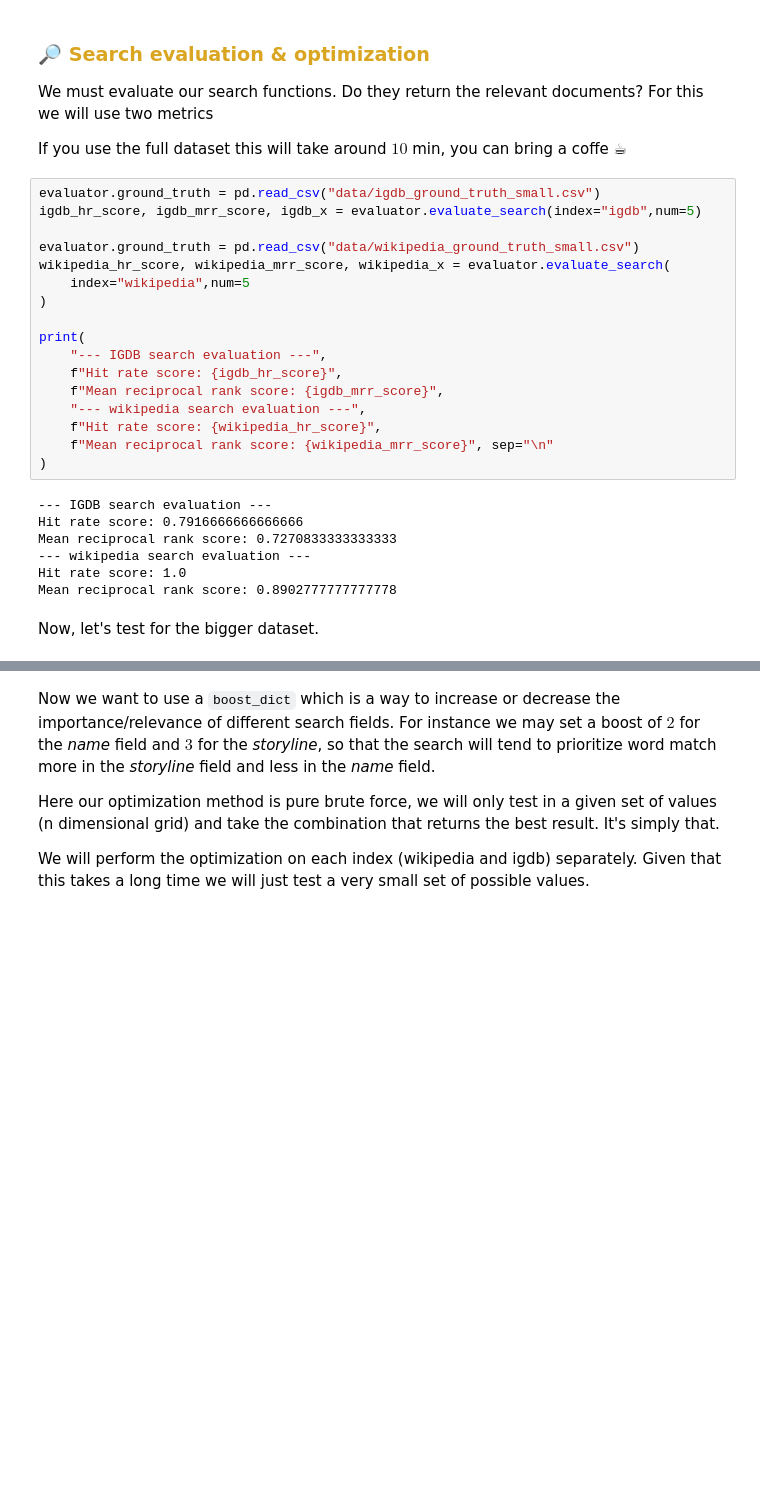
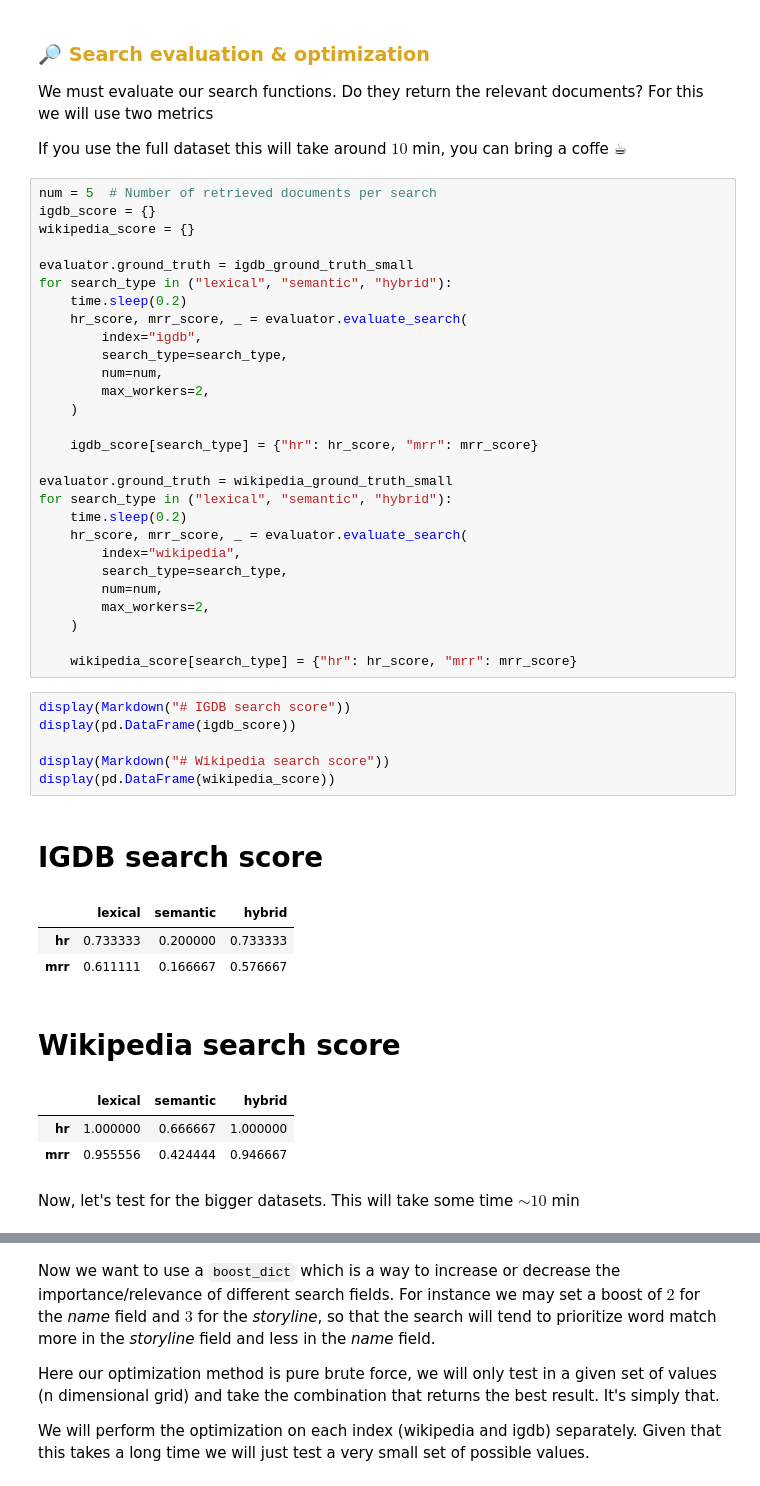
Before and after one commit to pedro-cardoso16/video-game-knowledge-assistant, a Jupyter notebook: main.ipynb, the cells around one changed output, grey strips where cells are left out. Drawn from its saved outputs; the diff is of its cells as text; blank space fills up the shorter version.

```diff
--- a/main.ipynb
+++ b/main.ipynb
@@ -140,28 +154,47 @@ For this we will use two metrics
 
 If you use the full dataset this will take around $10$ min, you can bring a coffe ☕
 # %%
-evaluator.ground_truth = pd.read_csv("data/igdb_ground_truth_small.csv")
-igdb_hr_score, igdb_mrr_score, igdb_x = evaluator.evaluate_search(index="igdb",num=5)
+num = 5  # Number of retrieved documents per search
+igdb_score = {}
+wikipedia_score = {}
 
-evaluator.ground_truth = pd.read_csv("data/wikipedia_ground_truth_small.csv")
-wikipedia_hr_score, wikipedia_mrr_score, wikipedia_x = evaluator.evaluate_search(
-    index="wikipedia",num=5
-)
+evaluator.ground_truth = igdb_ground_truth_small
+for search_type in ("lexical", "semantic", "hybrid"):
+    time.sleep(0.2)
+    hr_score, mrr_score, _ = evaluator.evaluate_search(
+        index="igdb",
+        search_type=search_type,
+        num=num,
+        max_workers=2,
+    )
 
-print(
-    "--- IGDB search evaluation ---",
-    f"Hit rate score: {igdb_hr_score}",
-    f"Mean reciprocal rank score: {igdb_mrr_score}",
-    "--- wikipedia search evaluation ---",
-    f"Hit rate score: {wikipedia_hr_score}",
-    f"Mean reciprocal rank score: {wikipedia_mrr_score}", sep="\n"
-)
+    igdb_score[search_type] = {"hr": hr_score, "mrr": mrr_score}
+
+evaluator.ground_truth = wikipedia_ground_truth_small
+for search_type in ("lexical", "semantic", "hybrid"):
+    time.sleep(0.2)
+    hr_score, mrr_score, _ = evaluator.evaluate_search(
+        index="wikipedia",
+        search_type=search_type,
+        num=num,
+        max_workers=2,
+    )
+
+    wikipedia_score[search_type] = {"hr": hr_score, "mrr": mrr_score}
-# %% [output]
---- IGDB search evaluation ---
-Hit rate score: 0.7916666666666666
-Mean reciprocal rank score: 0.7270833333333333
---- wikipedia search evaluation ---
-Hit rate score: 1.0
-Mean reciprocal rank score: 0.8902777777777778
+# %%
+display(Markdown("# IGDB search score"))
+display(pd.DataFrame(igdb_score))
+
+display(Markdown("# Wikipedia search score"))
+display(pd.DataFrame(wikipedia_score))
+# %% [output]
+# IGDB search score
+|  | lexical | semantic | hybrid |
+| hr | 0.733333 | 0.200000 | 0.733333 |
+| mrr | 0.611111 | 0.166667 | 0.576667 |
+# Wikipedia search score
+|  | lexical | semantic | hybrid |
+| hr | 1.000000 | 0.666667 | 1.000000 |
+| mrr | 0.955556 | 0.424444 | 0.946667 |
 # %% [markdown]
-Now, let's test for the bigger dataset.
+Now, let's test for the bigger datasets. This will take some time $\sim 10$ min
```
Also changed, not shown: parts of 24 cells of this notebook, 9 other files.
